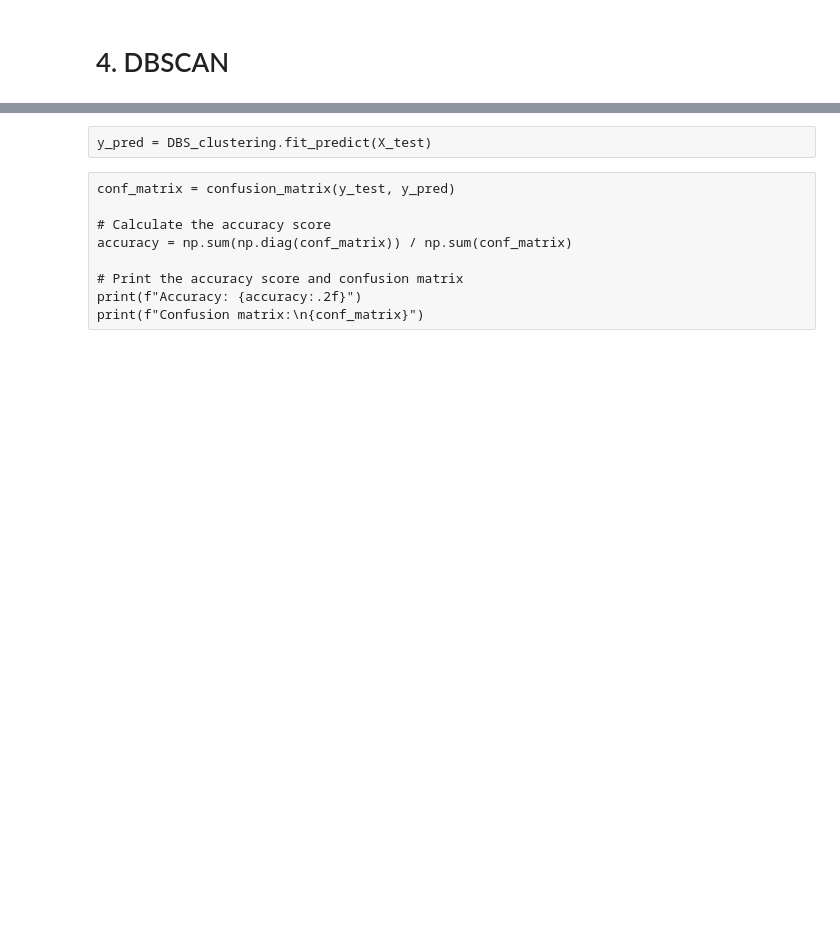
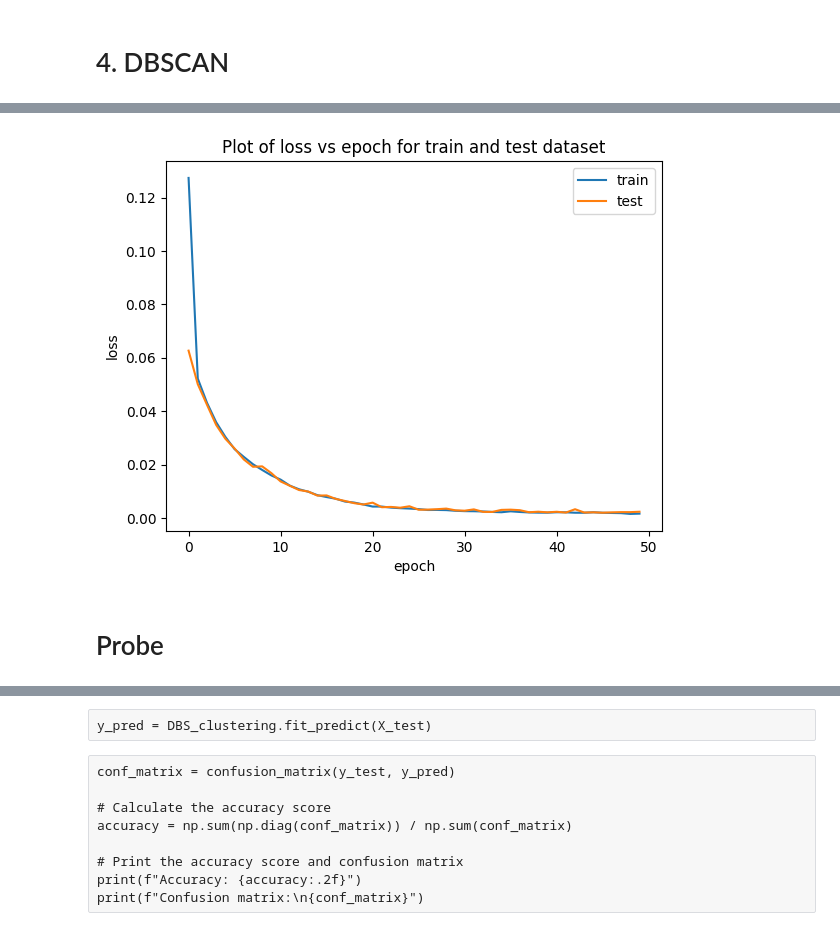
Before and after one commit to tranosa25/Machine-Learning, a Jupyter notebook: LAB5_DBSCAN.ipynb, the cells around one changed output, grey strips where cells are left out. Saved outputs shown, nothing was run; the diff lists cells and outputs as text; code cells hidden in the pictures; blank space fills up the shorter version.

```diff
--- a/LAB5_DBSCAN.ipynb
+++ b/LAB5_DBSCAN.ipynb
@@ -378,0 +489,13 @@ plt.show()
+# %%
+# Plot of loss vs epoch for train and test dataset
+plt.plot(history1.history['loss'])
+plt.plot(history1.history['val_loss'])
+plt.title("Plot of loss vs epoch for train and test dataset")
+plt.ylabel('loss')
+plt.xlabel('epoch')
+plt.legend(['train', 'test'], loc='upper right')
+plt.show()
+# %% [output]
+[figure, added]
+# %% [markdown]
+# Probe
```
Also changed, not shown: parts of 48 cells of this notebook, 3 other files.
